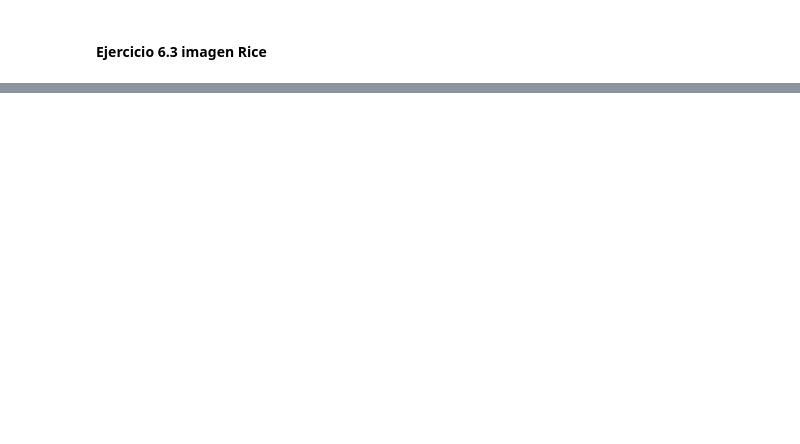
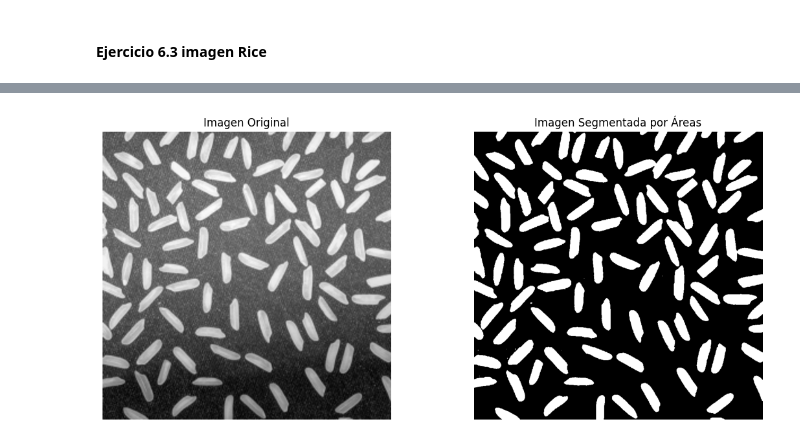
Before and after one commit to Jack200133/ImageProcessing_LAB1_ComputerVision, a Jupyter notebook: Ejercicio6.ipynb, the cells around one changed output, grey strips where cells are left out. Drawn from its saved outputs; the diff is of its cells as text; code cells hidden in the pictures; blank space fills up the shorter version.

```diff
--- a/Ejercicio6.ipynb
+++ b/Ejercicio6.ipynb
@@ -168,0 +117,93 @@ plt.show()
+# %%
+from PIL import Image
+import numpy as np
+import matplotlib.pyplot as plt
+
+# Cargar la imagen desde una ruta y convertirla a escala de grises
+rice_image_path = './Imgs/rice.jpg'  # Ruta de la imagen
+rice_image = Image.open(rice_image_path).convert('L')  # Convertir a escala de grises
+rice_array = np.array(rice_image) # Convertir la imagen a un array de numpy
+
+def otsu_threshold(region):
+    """
+    Calcula el umbral de Otsu para una región dada de la imagen.
+    :param region: Array de numpy de la región de la imagen.
+    :return: Valor del umbral de Otsu.
+    """
+    # Calcular el histograma de la región de la imagen
+    histogram, bin_edges = np.histogram(region, bins=256, range=(0, 255))
+
+    # Normalizar el histograma
+    histogram_normalized = histogram / histogram.sum()
+
+    # Calcular la suma acumulativa del histograma normalizado
+    cumulative_sum = np.cumsum(histogram_normalized)
+
+    # Calcular la media acumulativa multiplicada por cada valor de bin
+    cumulative_mean = np.cumsum(histogram_normalized * np.arange(256))
+
+    # Calcular la media global de la imagen
+    global_mean = cumulative_mean[-1]
+
+    # Inicializar el umbral de Otsu y la varianza máxima entre clases
+    otsu_threshold = 0
+    max_between_class_variance = 0
+
+    # Iterar sobre todos los posibles umbrales para encontrar el que maximiza la varianza entre clases
+    for i in range(1, 256):
+        # Calcula las probabilidades de las dos clases separadas por el umbral actual
+        probability_class_1 = cumulative_sum[i]
+        probability_class_2 = 1 - probability_class_1
+
+        # Calcula las medias para cada una de las clases
+        mean_class_1 = cumulative_mean[i] / probability_class_1 if probability_class_1 > 0 else 0
+        mean_class_2 = (global_mean - cumulative_mean[i]) / probability_class_2 if probability_class_2 > 0 else 0
+
+        # Calcula la varianza entre las dos clases
+        between_class_variance = probability_class_1 * probability_class_2 * (mean_class_1 - mean_class_2) ** 2
+
+        # Si la varianza actual es la más alta hasta ahora, actualiza el umbral de Otsu
+        if between_class_variance > max_between_class_variance:
+            max_between_class_variance = between_class_variance
+            otsu_threshold = i
+
+    return otsu_threshold
+
+
+# Dividir la imagen en regiones y aplicar el umbral de Otsu a cada una
+num_regions = 4  # Número de regiones en cada dimensión (4x4 en este caso)
+segmented_image = np.zeros_like(rice_array)  # Crear una imagen segmentada vacía
+
+# Iterar a través de cada región de la imagen
+for i in range(num_regions):
+    for j in range(num_regions):
+        # Calcular los índices de inicio y fin para cada región
+        start_x, start_y = i * rice_array.shape[0] // num_regions, j * rice_array.shape[1] // num_regions
+        end_x, end_y = (i + 1) * rice_array.shape[0] // num_regions, (j + 1) * rice_array.shape[1] // num_regions
+
+        # Extraer la región de la imagen
+        region = rice_array[start_x:end_x, start_y:end_y]
+
+        # Calcular el umbral de Otsu para la región
+        threshold = otsu_threshold(region)
+
+        # Aplicar el umbral a la región y actualizar la imagen segmentada
+        segmented_image[start_x:end_x, start_y:end_y] = region > threshold
+
+# Graficar la imagen original y la segmentada lado a lado para comparar
+fig, axes = plt.subplots(1, 2, figsize=(12, 5))
+
+# Mostrar la imagen original
+axes[0].imshow(rice_image, cmap='gray')
+axes[0].set_title('Imagen Original')
+axes[0].axis('off')
+
+# Mostrar la imagen segmentada
+axes[1].imshow(segmented_image, cmap='gray')
+axes[1].set_title('Imagen Segmentada por Áreas')
+axes[1].axis('off')
+
+plt.tight_layout()
+plt.show()
+# %% [output]
+[figure, added]
```
Also changed, not shown: parts of 4 cells of this notebook.
